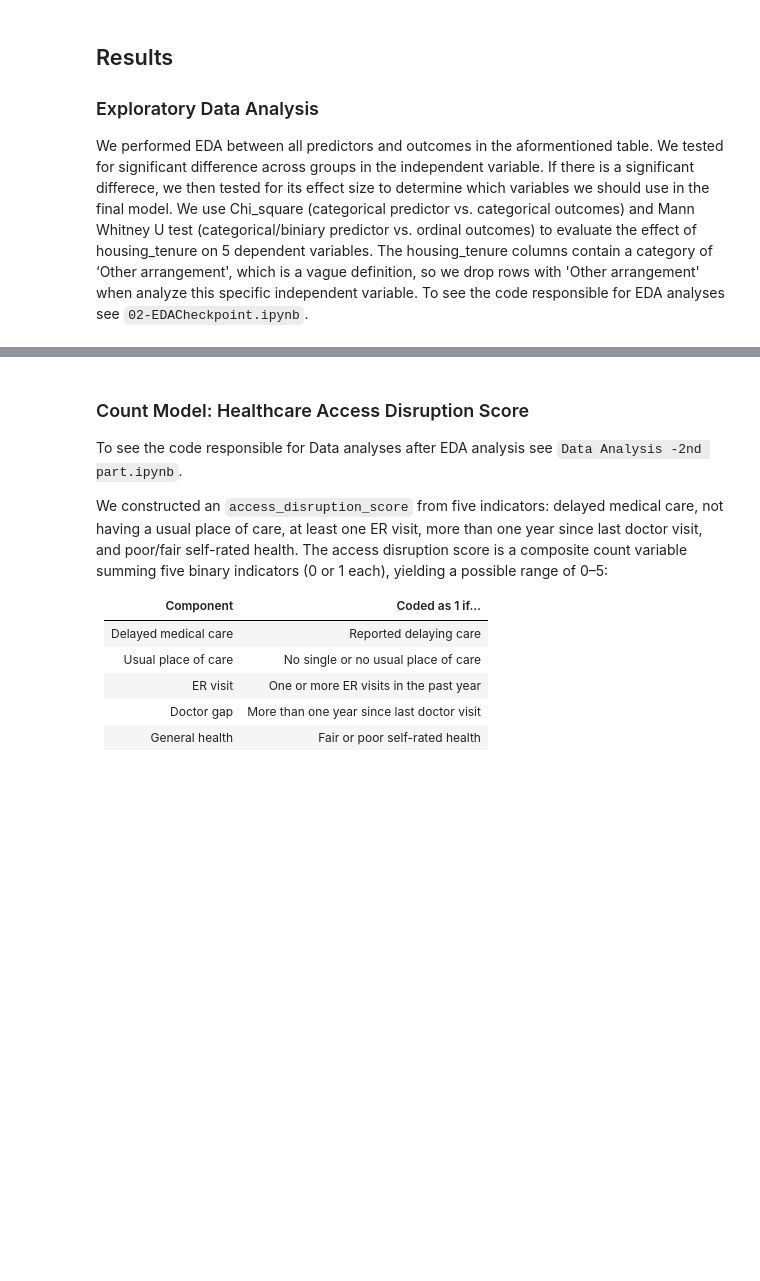
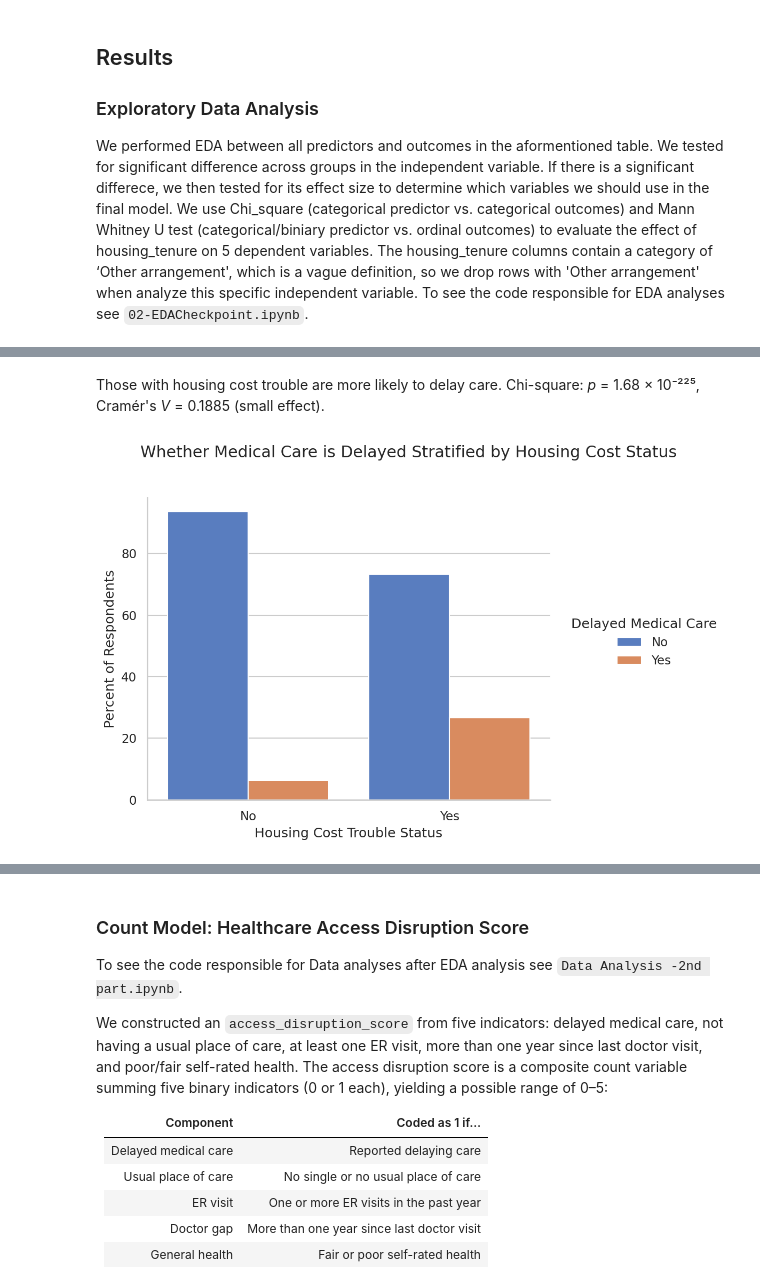
Before and after one commit to COGS108/Group-SP26-079, a Jupyter notebook: 03-FinalProject.ipynb, the cells around one changed output, grey strips where cells are left out. Saved outputs shown, nothing was run; the diff lists cells and outputs as text; code cells hidden in the pictures; blank space fills up the shorter version.

```diff
--- a/03-FinalProject.ipynb
+++ b/03-FinalProject.ipynb
@@ -213,0 +273,6 @@ ipy_display(Image(filename='results/eda_charts/tenure_general_health.png'))
+# %% [markdown]
+Those with housing cost trouble are more likely to delay care. Chi-square: *p* = 1.68 × 10⁻²²⁵, Cramér's *V* = 0.1885 (small effect).
+# %%
+ipy_display(Image(filename='results/eda_charts/hcost_delayed_medical_care.png'))
+# %% [output]
+[figure, added]
```
Also changed, not shown: parts of 44 cells of this notebook.
